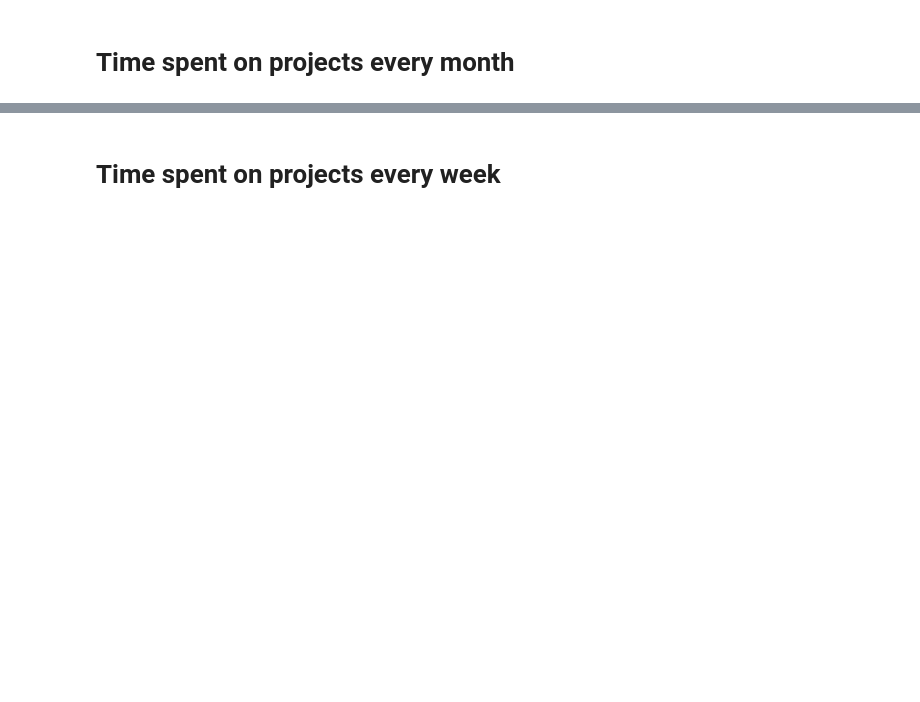
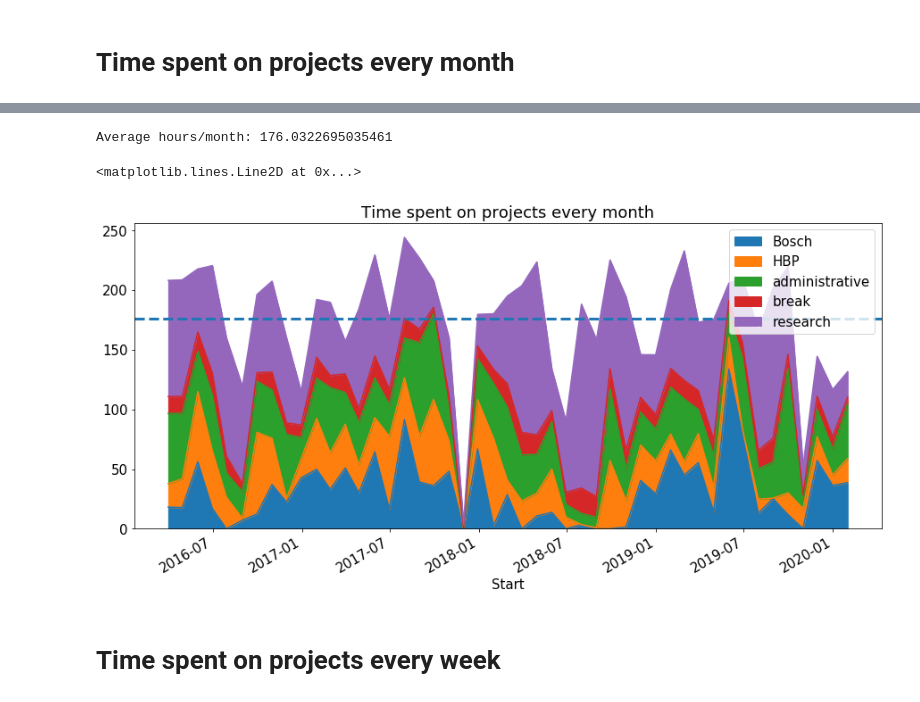
Before and after one commit to jackokaiser/gleeo_time_analysis, a Jupyter notebook: plot_time_tracking.ipynb, the cells around one changed output, grey strips where cells are left out. Cells and saved outputs as stored; diff of their text form; code cells hidden in the pictures; blank space fills up the shorter version.

```diff
--- a/plot_time_tracking.ipynb
+++ b/plot_time_tracking.ipynb
@@ -41,23 +72,6 @@ end = time_entries.iloc[-1, time_entries.columns.get_loc('Start')]
-# %%
-def get_time_spent_per(time_unit):
-    plt_time_index = pd.date_range(start, end, freq = time_unit)
-    plt_df = pd.DataFrame(0, index=plt_time_index, columns=projects)
-
-    for p in projects:
-        plt_df[p] = 0
-
-    # Loop through index i, i+1 of plt_df, use them to slice time_entries, sum and populate
-    last_idx = plt_df.index[0]
-    for idx, plt_row in plt_df.iloc[1:].iterrows():
-        matching_entries = time_entries[last_idx:idx]
-        matching_entries = matching_entries.groupby('Project').sum()
-        for i, p in enumerate(matching_entries.index):
-            time_spent = matching_entries.iloc[i, matching_entries.columns.get_loc('Decimal Duration')]
-            plt_df.loc[idx, p] += time_spent
-        last_idx = idx
-    return plt_df
-
-plt_time_unit_params = {
-    "figsize": (15,7),
-    "fontsize": 15
-}
+# %%
+projects = time_entries['Project'].unique()
+tasks = time_entries['Task'].unique()
+start = time_entries.iloc[0]['Start']
+end = time_entries.iloc[-1]['End']
+print("Tracking period from {} to {}".format(start, end))
@@ -64,9 +80,25 @@ plt_time_unit_params = {
+# %%
+def get_time_spent_per(time_unit):
+    plt_time_index = pd.date_range(start, end, freq = time_unit)
+    range_df = pd.DataFrame(plt_time_index, columns=['Start'])
+    range_df['End'] = range_df['Start'].shift(-1)
+    range_df = range_df.iloc[:-1] # drop last range
+
+    series = [ time_entries.loc[(time_entries['Start'] > row['Start']) & (time_entries['End'] < row['End'])]\
+        .groupby('Project')['Decimal Duration'].sum()
+     for _, row in range_df.iterrows() ]
+    organized_durations = pd.DataFrame(series, index=range_df['Start']).fillna(0)
+    return organized_durations
 # %%
-df_month = get_time_spent_per("M")
-ax = df_month.plot.area(title="Time spent on projects every month", **plt_time_unit_params)
+df_month = get_time_spent_per("BM")
+ax = df_month.plot.area(title="Time spent on projects every month")
 average_hours_per_month = df_month.mean().sum()
 print("Average hours/month: {}".format(average_hours_per_month))
 ax.axhline(average_hours_per_month, linestyle="--", linewidth=3)
+# %% [output]
+Average hours/month: 176.0322695035461
+<matplotlib.lines.Line2D at 0x...>
+[figure, added]
 # %% [markdown]
 # Time spent on projects every week
 # %%
```
Also changed, not shown: parts of 10 cells of this notebook, 2 other files.
